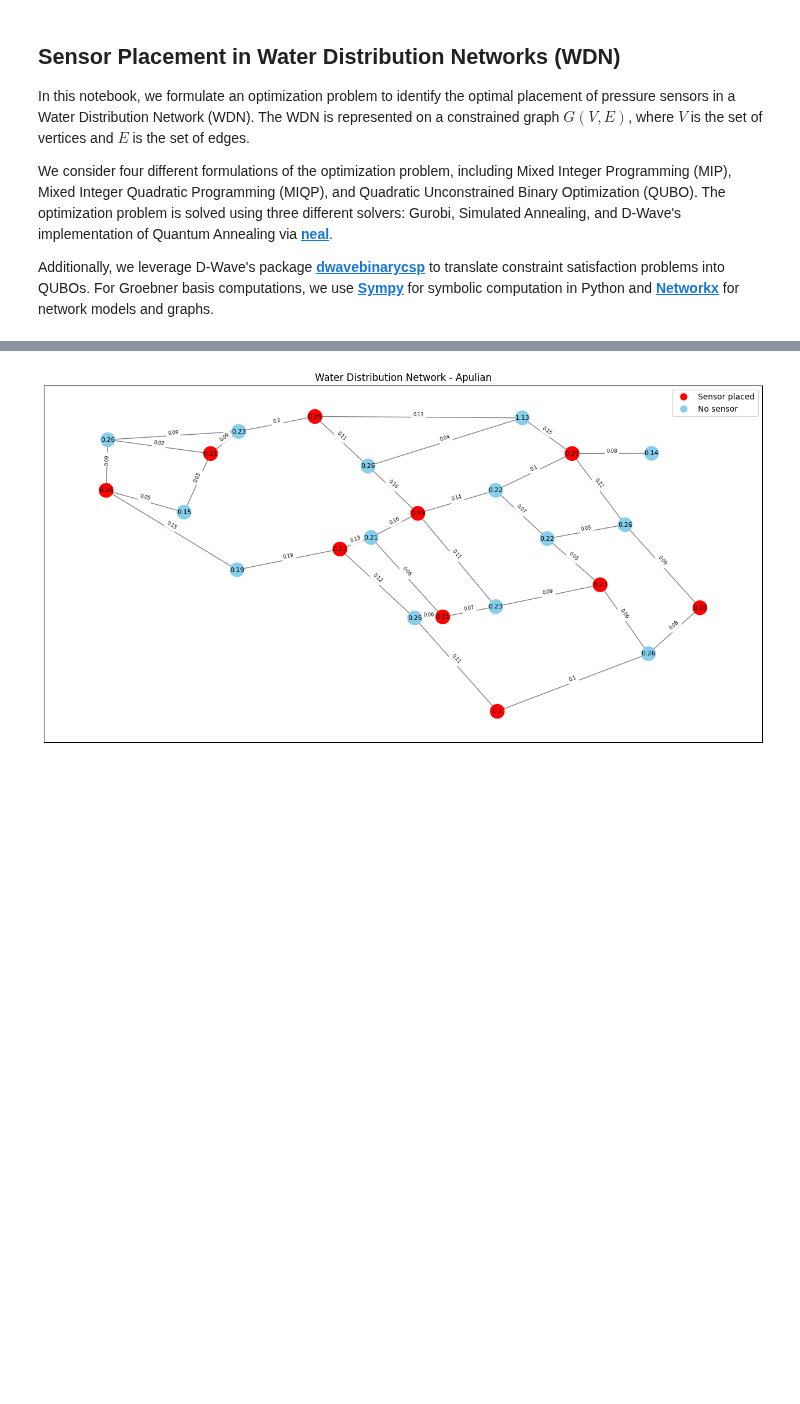
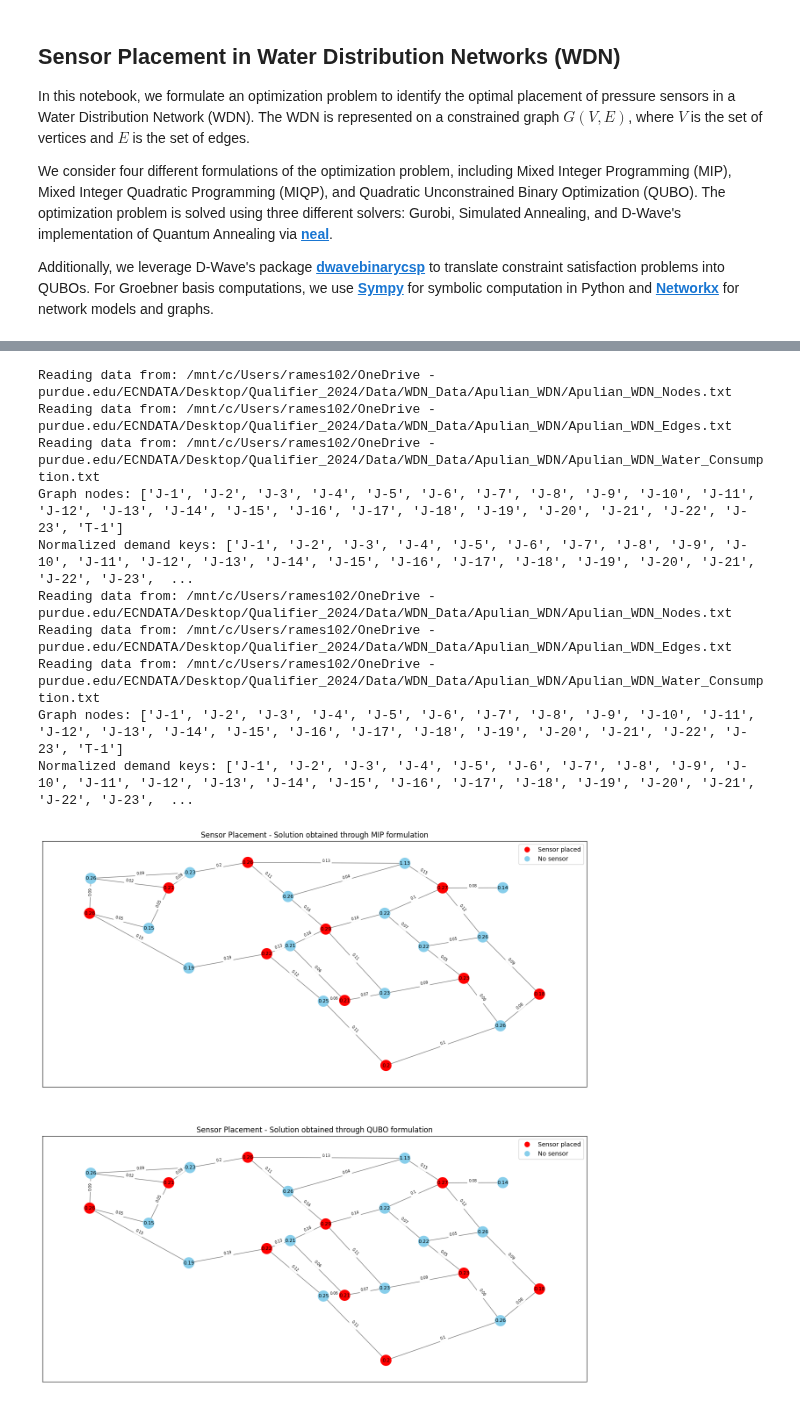
Before and after one commit to anurag-r20/WDN_Sensor_Placement, a Jupyter notebook: WDN_Sensor_Placement.ipynb, the cells around one changed output, grey strips where cells are left out. Drawn from its saved outputs; the diff is of its cells as text; code cells hidden in the pictures; blank space fills up the shorter version.

```diff
--- a/WDN_Sensor_Placement.ipynb
+++ b/WDN_Sensor_Placement.ipynb
@@ -475,8 +502,9 @@ Best objective 2.565655184723e+00, best bound 2.565655184723e+00, gap 0.0000%
 # %%
-# Print results
-for node in model.nodes:
-    print(f"Node {node}: Sensor placed = {pyo.value(model.x[node])}")
+# Print results for MIP
 
-sensor_placement = {node: pyo.value(model.x[node]) for node in model.nodes}
+for node in model_MIQP.nodes:
+    print(f"Node {node}: Sensor placed = {pyo.value(model_MIQP.x[node])}")
+
+sensor_placement_MIQP = {node: pyo.value(model_MIQP.x[node]) for node in model_MIQP.nodes}
 # %% [output]
 Node J-1: Sensor placed = 1.0
@@ -499,21 +552,24 @@ Node T-1: Sensor placed = 0.0
 # %%
-# Plot sensor placement
-def plot_sensor_placement(city, sensor_placement):
+def plot_sensor_placement(city, sensor_placement, subplot_index, title):
+
+    "This function provides the base structure for plotting a city's WDN and the optmial sensor placement"
 
     G = Construct_Graph(city)
+
     if G is None:
         print(f"Graph could not be constructed for {city}.")
         return
 
     # Select water consumption data
-    water_consumption = water_consumption_Ap if city == "Apulian" else water_consumption_Fo
+    water_consumption = WDN_network_water_consumption(city)
 
+    # Centrality measures
     VC, EB = centrality(G, water_consumption)
 
     pos = nx.get_node_attributes(G, 'pos')
 
     # Create plot
-    plt.figure(figsize=(16, 8))
+    plt.subplot(2, 1, subplot_index)
 
     # Determine node colors based on sensor placement
     node_colors = ['red' if sensor_placement.get(node, 0) == 1 else 'skyblue' for node in G.nodes()]
@@ -534,12 +590,32 @@ def plot_sensor_placement(city, sensor_placement):
     blue_patch = Line2D([0], [0], marker='o', color='w', markerfacecolor='skyblue', markersize=10, label='No sensor')
     plt.legend(handles=[red_patch, blue_patch], loc='best')
 
-    plt.title(f"Water Distribution Network - {city}")
-    plt.show()
+    plt.title(title)
-# %%
-plot_sensor_placement(city, sensor_placement)
-# %% [output]
-[figure, removed]
+# %%
+def plot_comparison(city, sensor_placement_MIQP, sensor_placement_QUBO):
+
+    "This function plots a city's WDN with the optimal snesor placments obtained through the MIP and QUBO formulations in a single plot"
+
+    plt.figure(figsize=(16, 16))
+
+    plot_sensor_placement(city, sensor_placement_MIQP, 1, 'Sensor Placement - Solution obtained through MIP formulation')
+    plot_sensor_placement(city, sensor_placement_QUBO, 2, 'Sensor Placement - Solution obtained through QUBO formulation')
+
+    plt.show()
+# %%
+plot_comparison(city, sensor_placement_MIQP, sensor_placement_QUBO)
+# %% [output]
+Reading data from: /mnt/c/Users/rames102/OneDrive - purdue.edu/ECNDATA/Desktop/Qualifier_2024/Data/WDN_Data/Apulian_WDN/Apulian_WDN_Nodes.txt
+Reading data from: /mnt/c/Users/rames102/OneDrive - purdue.edu/ECNDATA/Desktop/Qualifier_2024/Data/WDN_Data/Apulian_WDN/Apulian_WDN_Edges.txt
+Reading data from: /mnt/c/Users/rames102/OneDrive - purdue.edu/ECNDATA/Desktop/Qualifier_2024/Data/WDN_Data/Apulian_WDN/Apulian_WDN_Water_Consumption.txt
+Graph nodes: ['J-1', 'J-2', 'J-3', 'J-4', 'J-5', 'J-6', 'J-7', 'J-8', 'J-9', 'J-10', 'J-11', 'J-12', 'J-13', 'J-14', 'J-15', 'J-16', 'J-17', 'J-18', 'J-19', 'J-20', 'J-21', 'J-22', 'J-23', 'T-1']
+Normalized demand keys: ['J-1', 'J-2', 'J-3', 'J-4', 'J-5', 'J-6', 'J-7', 'J-8', 'J-9', 'J-10', 'J-11', 'J-12', 'J-13', 'J-14', 'J-15', 'J-16', 'J-17', 'J-18', 'J-19', 'J-20', 'J-21', 'J-22', 'J-23',  ...
+Reading data from: /mnt/c/Users/rames102/OneDrive - purdue.edu/ECNDATA/Desktop/Qualifier_2024/Data/WDN_Data/Apulian_WDN/Apulian_WDN_Nodes.txt
+Reading data from: /mnt/c/Users/rames102/OneDrive - purdue.edu/ECNDATA/Desktop/Qualifier_2024/Data/WDN_Data/Apulian_WDN/Apulian_WDN_Edges.txt
+Reading data from: /mnt/c/Users/rames102/OneDrive - purdue.edu/ECNDATA/Desktop/Qualifier_2024/Data/WDN_Data/Apulian_WDN/Apulian_WDN_Water_Consumption.txt
+Graph nodes: ['J-1', 'J-2', 'J-3', 'J-4', 'J-5', 'J-6', 'J-7', 'J-8', 'J-9', 'J-10', 'J-11', 'J-12', 'J-13', 'J-14', 'J-15', 'J-16', 'J-17', 'J-18', 'J-19', 'J-20', 'J-21', 'J-22', 'J-23', 'T-1']
+Normalized demand keys: ['J-1', 'J-2', 'J-3', 'J-4', 'J-5', 'J-6', 'J-7', 'J-8', 'J-9', 'J-10', 'J-11', 'J-12', 'J-13', 'J-14', 'J-15', 'J-16', 'J-17', 'J-18', 'J-19', 'J-20', 'J-21', 'J-22', 'J-23',  ...
+[figure, added]
 # %% [markdown]
 ## Simulated Annealing:
  First, we build the adjacency matrix $Q$ that is obtained from the QUBO model. Remember that the QUBO problem is formulated as follows:
```
Also changed, not shown: parts of 69 cells of this notebook.
